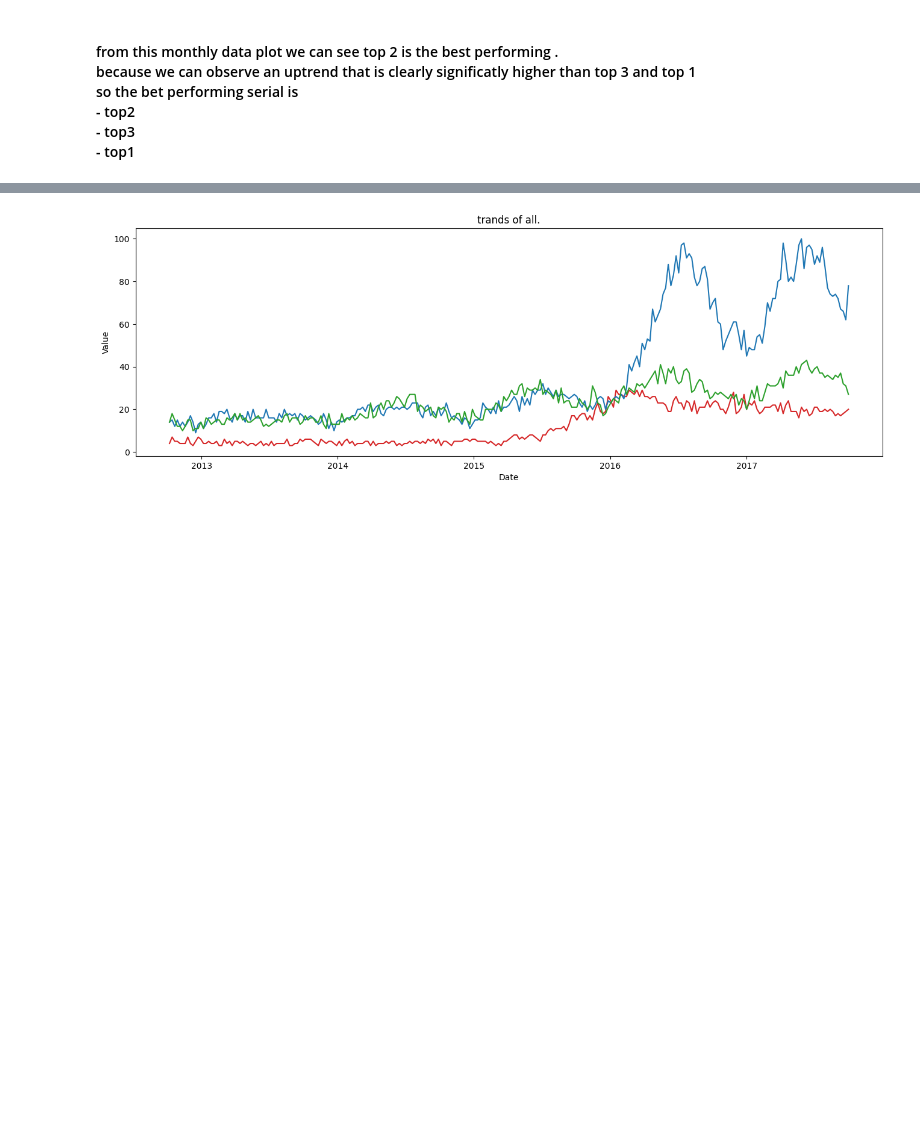
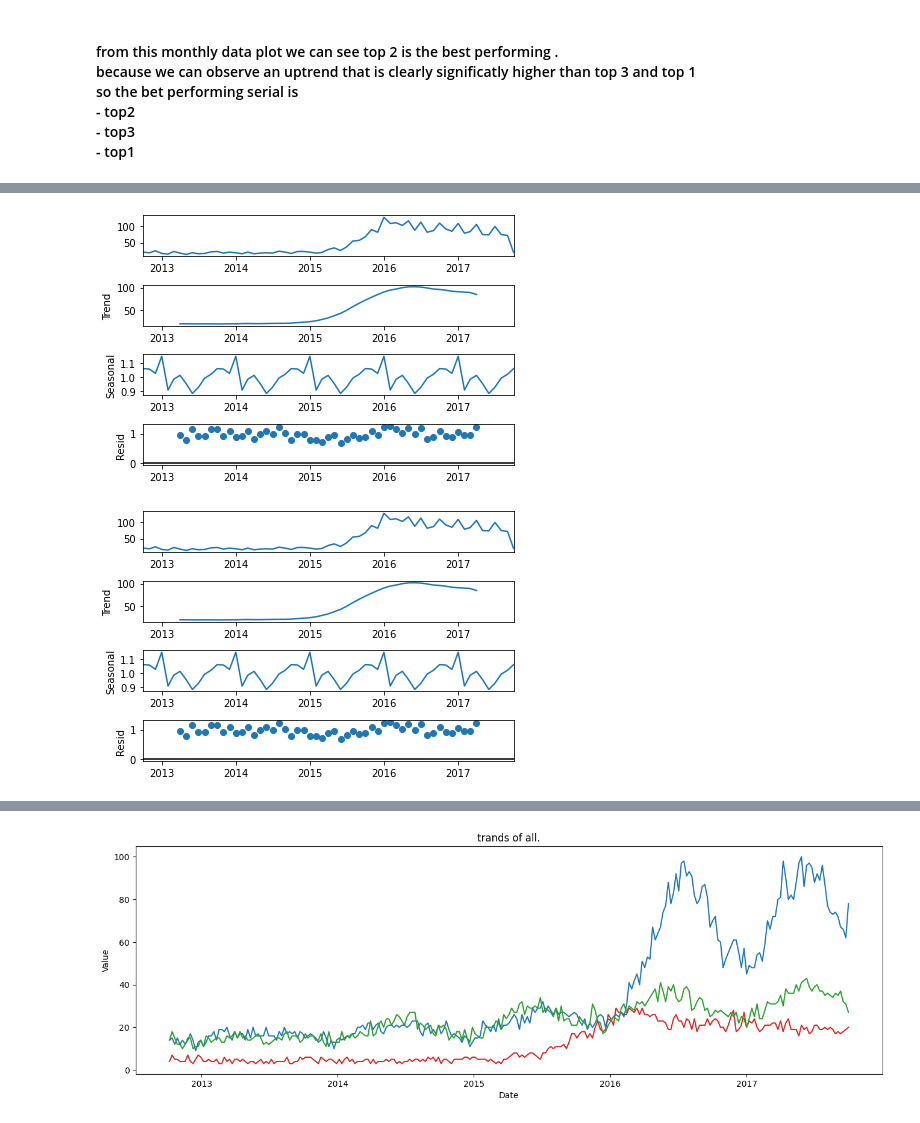
Before and after one commit to akib1162100/data_science_challenge, a Jupyter notebook: DS_challenge.ipynb, the cells around one changed output, grey strips where cells are left out. Cells and saved outputs as stored; diff of their text form; code cells hidden in the pictures; blank space fills up the shorter version.

```diff
--- a/DS_challenge.ipynb
+++ b/DS_challenge.ipynb
@@ -36,0 +47,17 @@ plt.show()
+# %%
+from statsmodels.tsa.seasonal import seasonal_decompose
+
+# data_orig.set_index('Date', inplace=True)
+
+# analysis = test_ts3[['top 3']].copy()
+analysis3 = df_monthly_sales[['top 1']].copy()
+
+decompose_result_mult = seasonal_decompose(analysis3, model="multiplicative")
+
+trend = decompose_result_mult.trend
+seasonal = decompose_result_mult.seasonal
+residual = decompose_result_mult.resid
+decompose_result_mult.plot()
+# %% [output]
+[figure, added]
+[figure, added]
```
Also changed, not shown: parts of 13 cells of this notebook.
